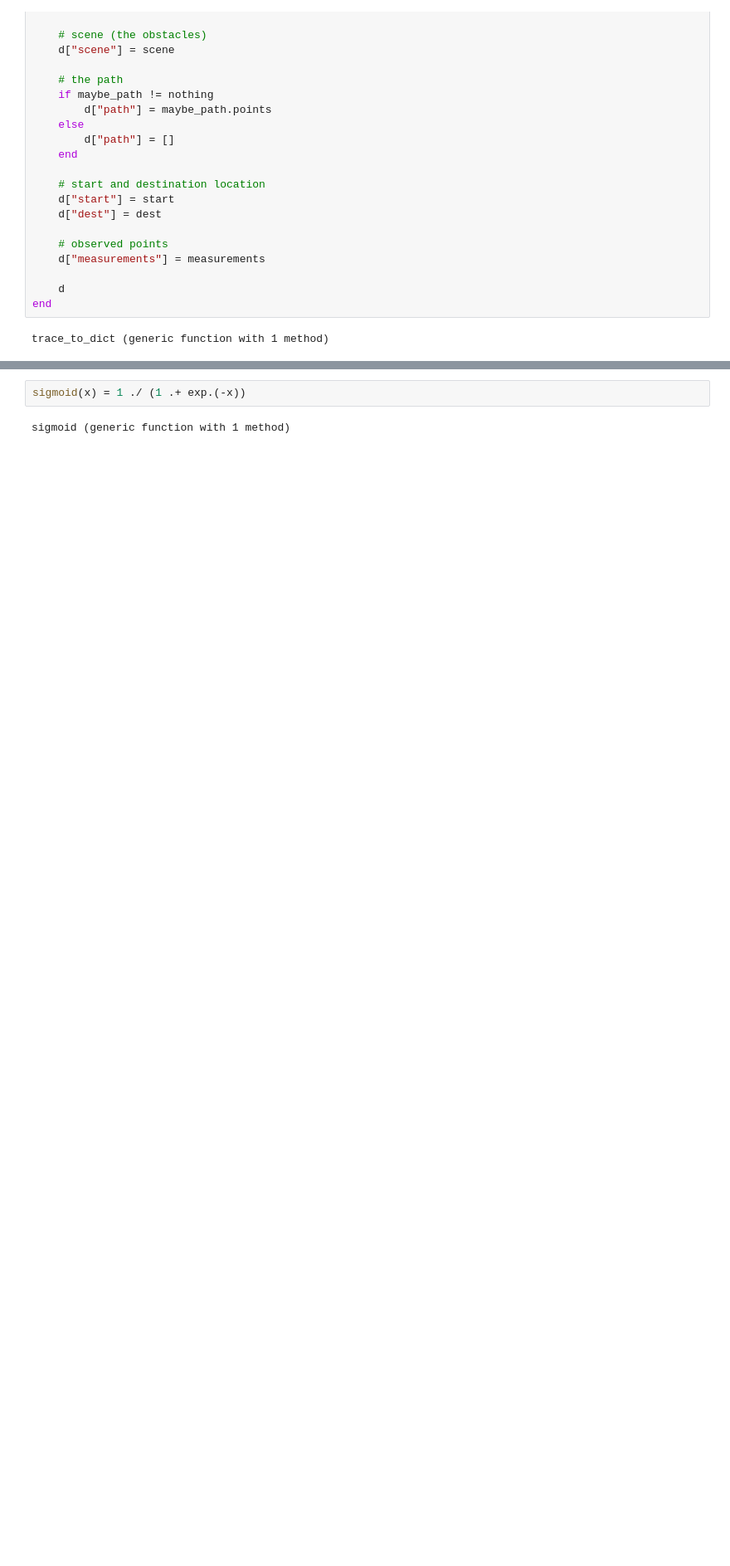
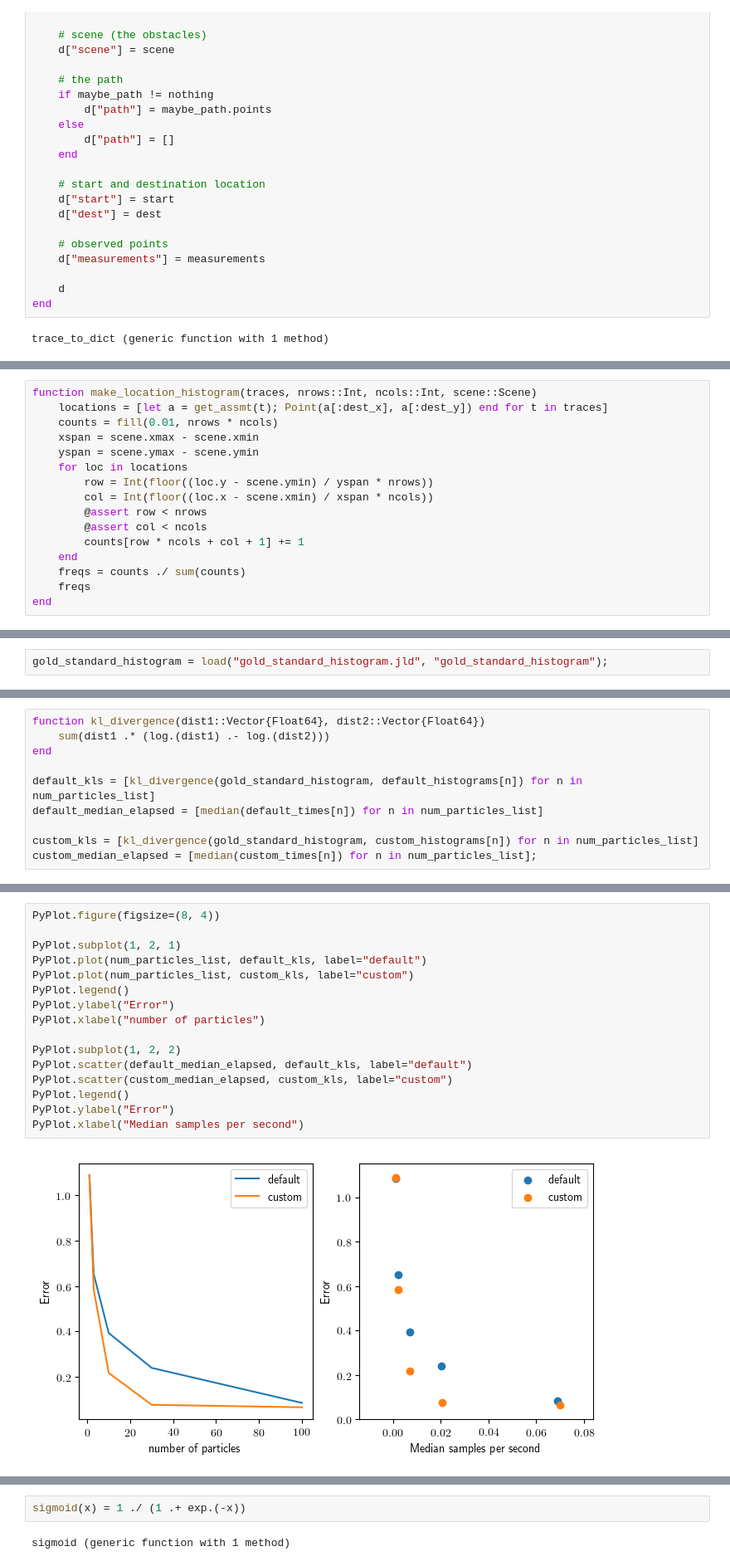
Before and after one commit to probcomp/gen-quickstart, a Jupyter notebook: tutorial-importance-sampling/tutorial-importance-sampling.ipynb, the cells around one changed output, grey strips where cells are left out. Shown at 83% size. Drawn from its saved outputs; the diff is of its cells as text; blank space fills up the shorter version.

```diff
--- a/tutorial-importance-sampling/tutorial-importance-sampling.ipynb
+++ b/tutorial-importance-sampling/tutorial-importance-sampling.ipynb
@@ -798,0 +758,16 @@ end
+# %%
+function make_location_histogram(traces, nrows::Int, ncols::Int, scene::Scene)
+    locations = [let a = get_assmt(t); Point(a[:dest_x], a[:dest_y]) end for t in traces]
+    counts = fill(0.01, nrows * ncols)
+    xspan = scene.xmax - scene.xmin
+    yspan = scene.ymax - scene.ymin
+    for loc in locations
+        row = Int(floor((loc.y - scene.ymin) / yspan * nrows))
+        col = Int(floor((loc.x - scene.xmin) / xspan * ncols))
+        @assert row < nrows
+        @assert col < ncols
+        counts[row * ncols + col + 1] += 1
+    end
+    freqs = counts ./ sum(counts)
+    freqs
+end
@@ -798,0 +788,2 @@ end
+# %%
+gold_standard_histogram = load("gold_standard_histogram.jld", "gold_standard_histogram");
@@ -798,0 +834,10 @@ end
+# %%
+function kl_divergence(dist1::Vector{Float64}, dist2::Vector{Float64})
+    sum(dist1 .* (log.(dist1) .- log.(dist2)))
+end
+
+default_kls = [kl_divergence(gold_standard_histogram, default_histograms[n]) for n in num_particles_list]
+default_median_elapsed = [median(default_times[n]) for n in num_particles_list]
+
+custom_kls = [kl_divergence(gold_standard_histogram, custom_histograms[n]) for n in num_particles_list]
+custom_median_elapsed = [median(custom_times[n]) for n in num_particles_list];
@@ -798,0 +846,18 @@ end
+# %%
+PyPlot.figure(figsize=(8, 4))
+
+PyPlot.subplot(1, 2, 1)
+PyPlot.plot(num_particles_list, default_kls, label="default")
+PyPlot.plot(num_particles_list, custom_kls, label="custom")
+PyPlot.legend()
+PyPlot.ylabel("Error")
+PyPlot.xlabel("number of particles")
+
+PyPlot.subplot(1, 2, 2)
+PyPlot.scatter(default_median_elapsed, default_kls, label="default")
+PyPlot.scatter(custom_median_elapsed, custom_kls, label="custom")
+PyPlot.legend()
+PyPlot.ylabel("Error")
+PyPlot.xlabel("Median samples per second")
+# %% [output]
+[figure, added]
```
Also changed, not shown: parts of 201 cells of this notebook, 13 other files.
